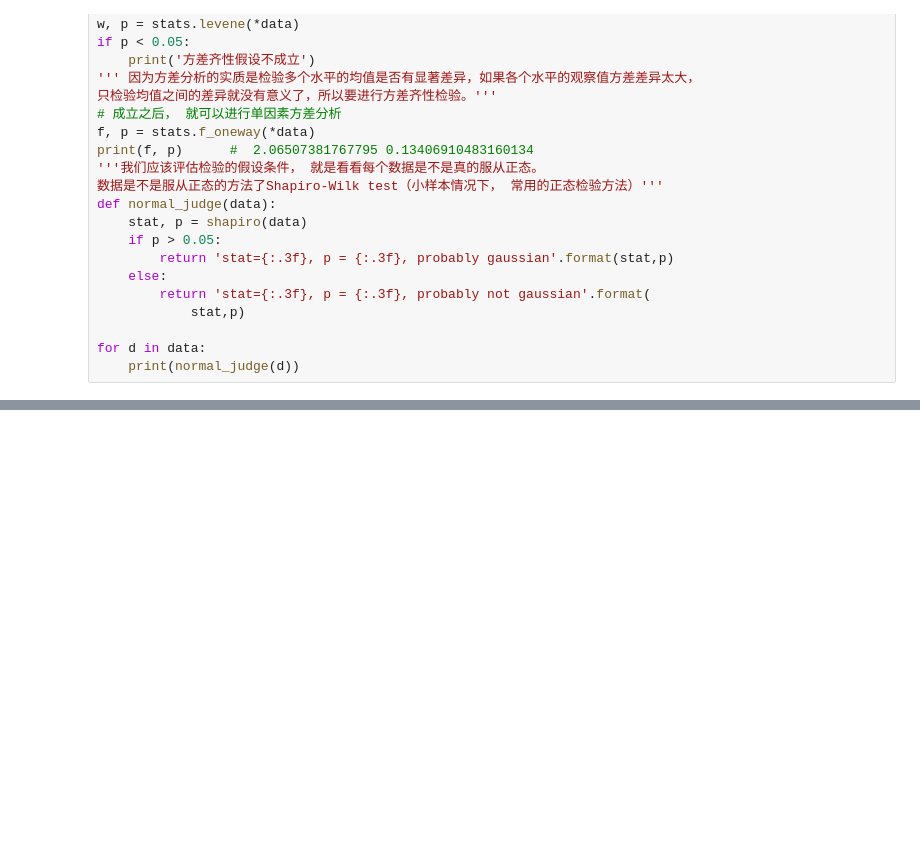
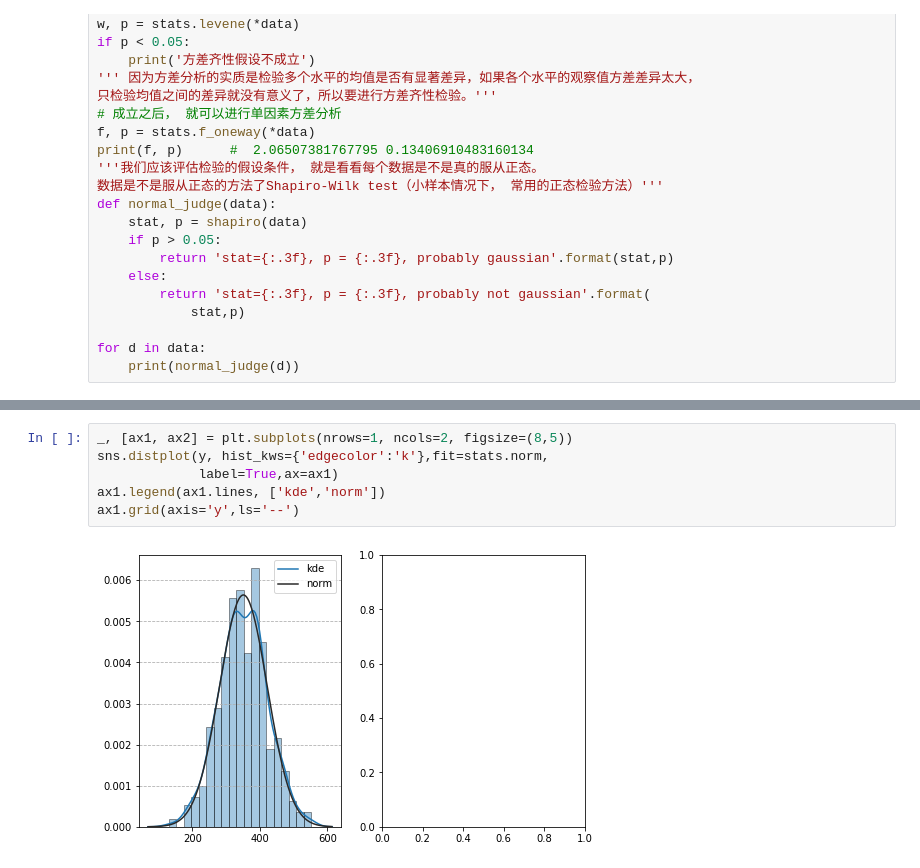
Before and after one commit to johngolt/golt, a Jupyter notebook: PycharmProjects/学习模块/scipy/Untitled.ipynb, the cells around one changed output, grey strips where cells are left out. Saved outputs shown, nothing was run; the diff lists cells and outputs as text; blank space fills up the shorter version.

```diff
--- a/PycharmProjects/学习模块/scipy/Untitled.ipynb
+++ b/PycharmProjects/学习模块/scipy/Untitled.ipynb
@@ -60,0 +77,8 @@ for d in data:
+# %%
+_, [ax1, ax2] = plt.subplots(nrows=1, ncols=2, figsize=(8,5))
+sns.distplot(y, hist_kws={'edgecolor':'k'},fit=stats.norm,
+             label=True,ax=ax1)
+ax1.legend(ax1.lines, ['kde','norm'])
+ax1.grid(axis='y',ls='--')
+# %% [output]
+[figure, added]
```
Also changed, not shown: parts of 7 cells of this notebook, 11 other files.
